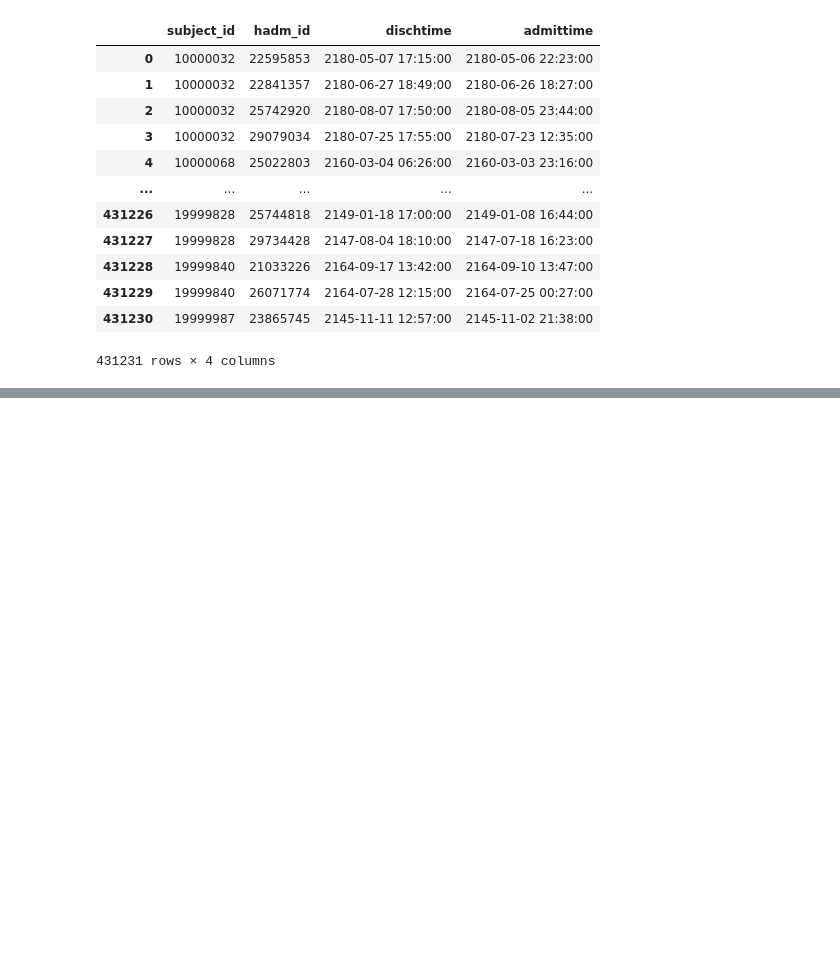
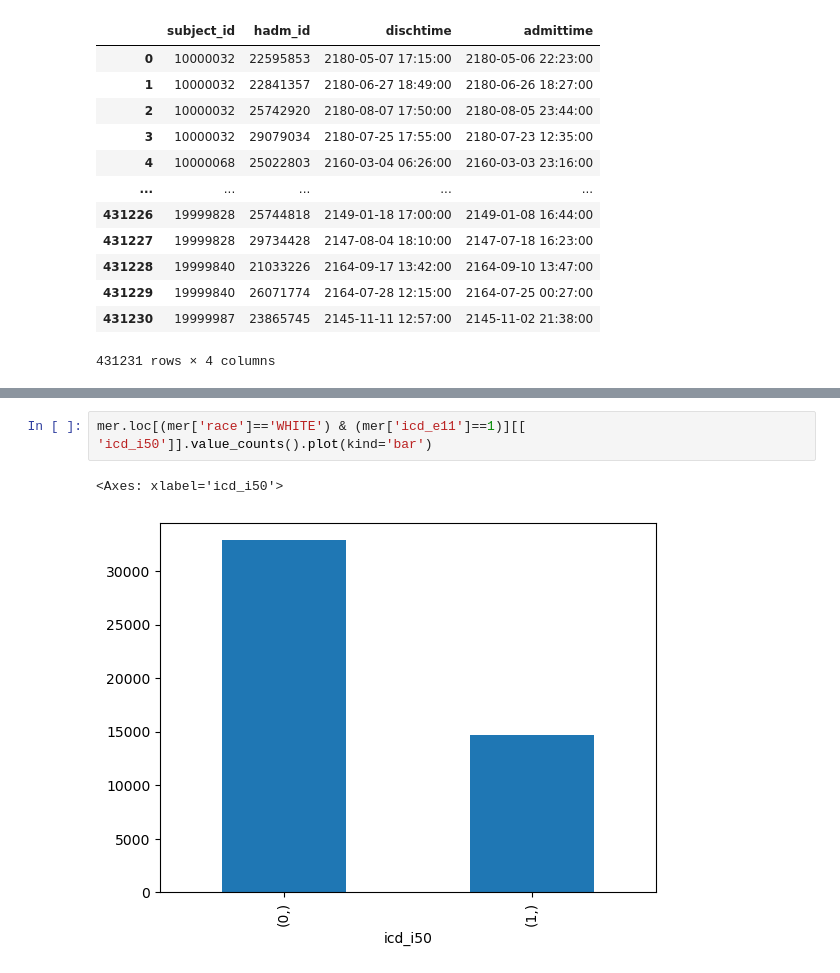
Before and after one commit to smitamisra/EHR_exploration, a Jupyter notebook: notebooks/db_exploration_creatingVisuals.ipynb, the cells around one changed output, grey strips where cells are left out. Drawn from its saved outputs; the diff is of its cells as text; blank space fills up the shorter version.

```diff
--- a/notebooks/db_exploration_creatingVisuals.ipynb
+++ b/notebooks/db_exploration_creatingVisuals.ipynb
@@ -349,0 +326,5 @@ FROM admissions as a
+# %%
+mer.loc[(mer['race']=='WHITE') & (mer['icd_e11']==1)][[ 'icd_i50']].value_counts().plot(kind='bar')
+# %% [output]
+<Axes: xlabel='icd_i50'>
+[figure, added]
```
Also changed, not shown: parts of 12 cells of this notebook, 1 other file.
